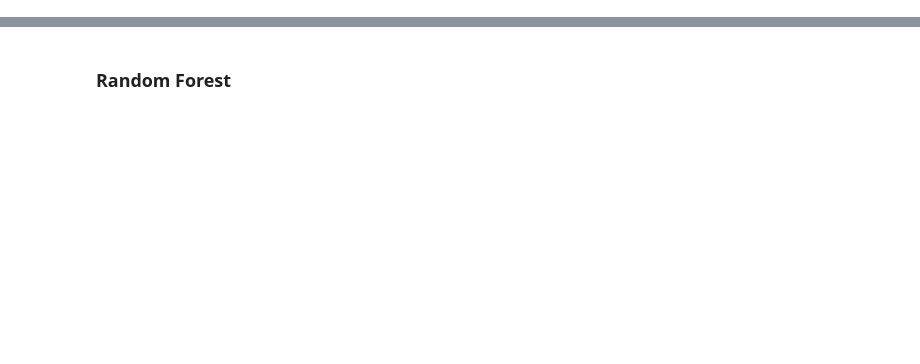
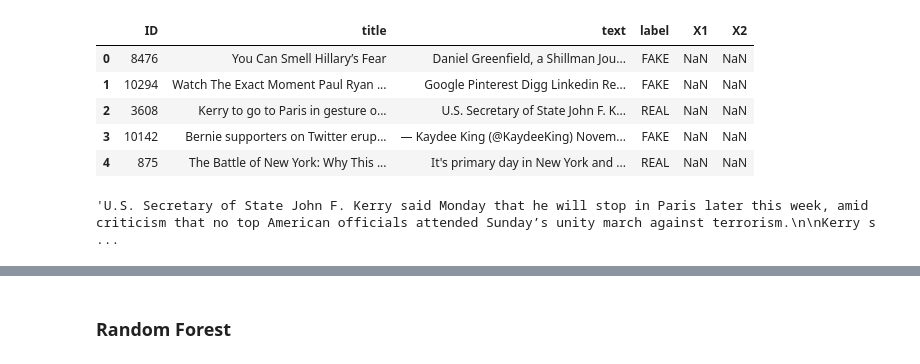
Before and after one commit to rahico91/NLP_Fake_News_Classification, a Jupyter notebook: Fake_vs_Real_Classification.ipynb, the cells around one changed output, grey strips where cells are left out. Cells and saved outputs as stored; diff of their text form; code cells hidden in the pictures; blank space fills up the shorter version.

```diff
--- a/Fake_vs_Real_Classification.ipynb
+++ b/Fake_vs_Real_Classification.ipynb
@@ -156,0 +50,3 @@ v_baseline
+# %%
+train = pd.read_csv("fake_or_real_news_training.csv")
+test = pd.read_csv("fake_or_real_news_test.csv")
@@ -156,0 +63,13 @@ v_baseline
+# %%
+train.head()
+# %% [output]
+|  | ID | title | text | label | X1 | X2 |
+| 0 | 8476 | You Can Smell Hillary’s Fear | Daniel Greenfield, a Shillman Jou... | FAKE | NaN | NaN |
+| 1 | 10294 | Watch The Exact Moment Paul Ryan ... | Google Pinterest Digg Linkedin Re... | FAKE | NaN | NaN |
+| 2 | 3608 | Kerry to go to Paris in gesture o... | U.S. Secretary of State John F. K... | REAL | NaN | NaN |
+| 3 | 10142 | Bernie supporters on Twitter erup... | — Kaydee King (@KaydeeKing) Novem... | FAKE | NaN | NaN |
+| 4 | 875 | The Battle of New York: Why This ... | It's primary day in New York and ... | REAL | NaN | NaN |
+# %%
+train.iloc[2,2]
+# %% [output]
+'U.S. Secretary of State John F. Kerry said Monday that he will stop in Paris later this week, amid criticism that no top American officials attended Sunday’s unity march against terrorism.\n\nKerry s ...
```
Also changed, not shown: parts of 68 cells of this notebook.
